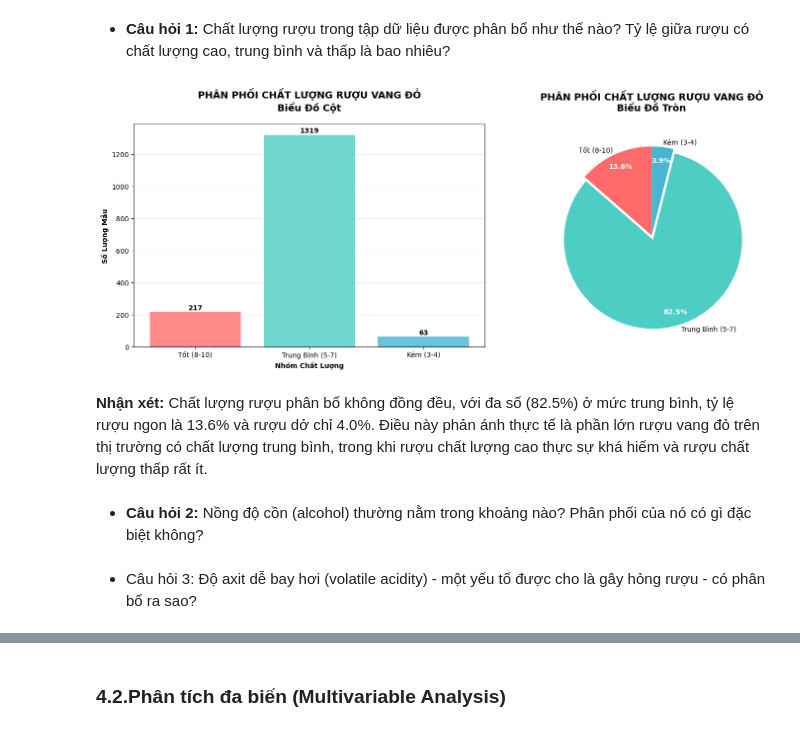
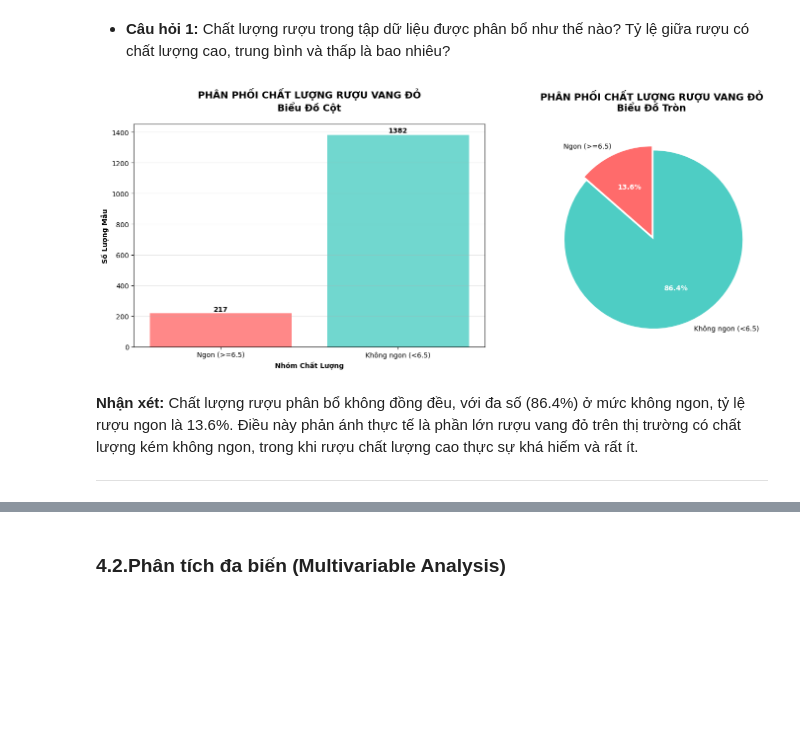
Before and after one commit to mihhwiNick/DA_project, a Jupyter notebook: EDA_Ruou_Do.ipynb, the cells around one changed output, grey strips where cells are left out. Cells and saved outputs as stored; diff of their text form; code cells hidden in the pictures; blank space fills up the shorter version.

Commit message:
done EDA và Data Visualization

```diff
--- a/EDA_Ruou_Do.ipynb
+++ b/EDA_Ruou_Do.ipynb
@@ -67,18 +67,16 @@ redwine = pd.read_csv('winequality-red.csv', delimiter=';')
 # %%
 # 1. Phân loại chất lượng rượu
 def classify_quality(score):
-    if score >= 7:
-        return 'Tốt (8-10)'
-    elif score >= 5:
-        return 'Trung Bình (5-7)'
+    if score >= 6.5:
+        return 'Ngon (>=6.5)'
     else:
-        return 'Kém (3-4)'
+        return 'Không ngon (<6.5)'
 
 redwine['quality_category'] = redwine['quality'].apply(classify_quality)
 quality_counts = redwine['quality_category'].value_counts()
 
 # Đảm bảo thứ tự các nhóm khi vẽ biểu đồ
-category_order = ['Tốt (8-10)', 'Trung Bình (5-7)', 'Kém (3-4)']
+category_order = ['Ngon (>=6.5)', 'Không ngon (<6.5)']
 quality_counts = quality_counts.reindex(category_order)
 
 # 2. Tạo hình vẽ với 2 subplot
@@ -90,40 +88,36 @@ bars = ax1.bar(quality_counts.index, quality_counts.values, color=colors, alpha=
 ax1.set_title('PHÂN PHỐI CHẤT LƯỢNG RƯỢU VANG ĐỎ\nBiểu Đồ Cột', fontsize=14, fontweight='bold', pad=20)
 ax1.set_xlabel('Nhóm Chất Lượng', fontweight='bold')
 ax1.set_ylabel('Số Lượng Mẫu', fontweight='bold')
 ax1.grid(axis='y', alpha=0.3)
 
 # Thêm số liệu lên trên mỗi cột
 for bar in bars:
     height = bar.get_height()
     ax1.text(bar.get_x() + bar.get_width()/2., height + 5,
              f'{int(height)}',
              ha='center', va='bottom', fontweight='bold')
 
 # --- PIE CHART ---
 wedges, texts, autotexts = ax2.pie(quality_counts.values,
                                    labels=quality_counts.index,
                                    autopct='%1.1f%%',
                                    colors=colors,
                                    startangle=90,
-                                   explode=(0, 0.05, 0),  # Tách nhãn Poor và Good ra một chút
-                                   pctdistance=0.85,  # Đẩy phần trăm vào gần tâm hơn
-                                   labeldistance=1.05)
+                                   explode=(0, 0.05))  # Tách nhãn Poor và Good ra một chút
 
 ax2.set_title('PHÂN PHỐI CHẤT LƯỢNG RƯỢU VANG ĐỎ\nBiểu Đồ Tròn', fontsize=14, fontweight='bold', pad=20)
 
 # Làm đẹp cho phần trăm trong pie chart
 for autotext in autotexts:
     autotext.set_color('white')
     autotext.set_fontweight('bold')
     autotext.set_fontsize(10)
 
 plt.tight_layout()
 plt.show()
 # %% [output]
-[figure, old version]
+[figure, new version]
 # %% [markdown]
- **Nhận xét:** Chất lượng rượu phân bổ không đồng đều, với đa số (82.5%) ở mức trung bình, tỷ lệ rượu ngon là 13.6% và rượu dở chỉ 4.0%. Điều này phản ánh thực tế là phần lớn rượu vang đỏ trên thị trường có chất lượng trung bình, trong khi rượu chất lượng cao thực sự khá hiếm và rượu chất lượng thấp rất ít.
+ **Nhận xét:** Chất lượng rượu phân bổ không đồng đều, với đa số (86.4%) ở mức không ngon, tỷ lệ rượu ngon là 13.6%. Điều này phản ánh thực tế là phần lớn rượu vang đỏ trên thị trường có chất lượng kém không ngon, trong khi rượu chất lượng cao thực sự khá hiếm và rất ít.
+
+---
-# %% [markdown]
-+ **Câu hỏi 2:** Nồng độ cồn (alcohol) thường nằm trong khoảng nào? Phân phối của nó có gì đặc biệt không?
-# %% [markdown]
-+ Câu hỏi 3: Độ axit dễ bay hơi (volatile acidity) - một yếu tố được cho là gây hỏng rượu - có phân bổ ra sao?
```
Also changed, not shown: parts of 31 cells of this notebook.
